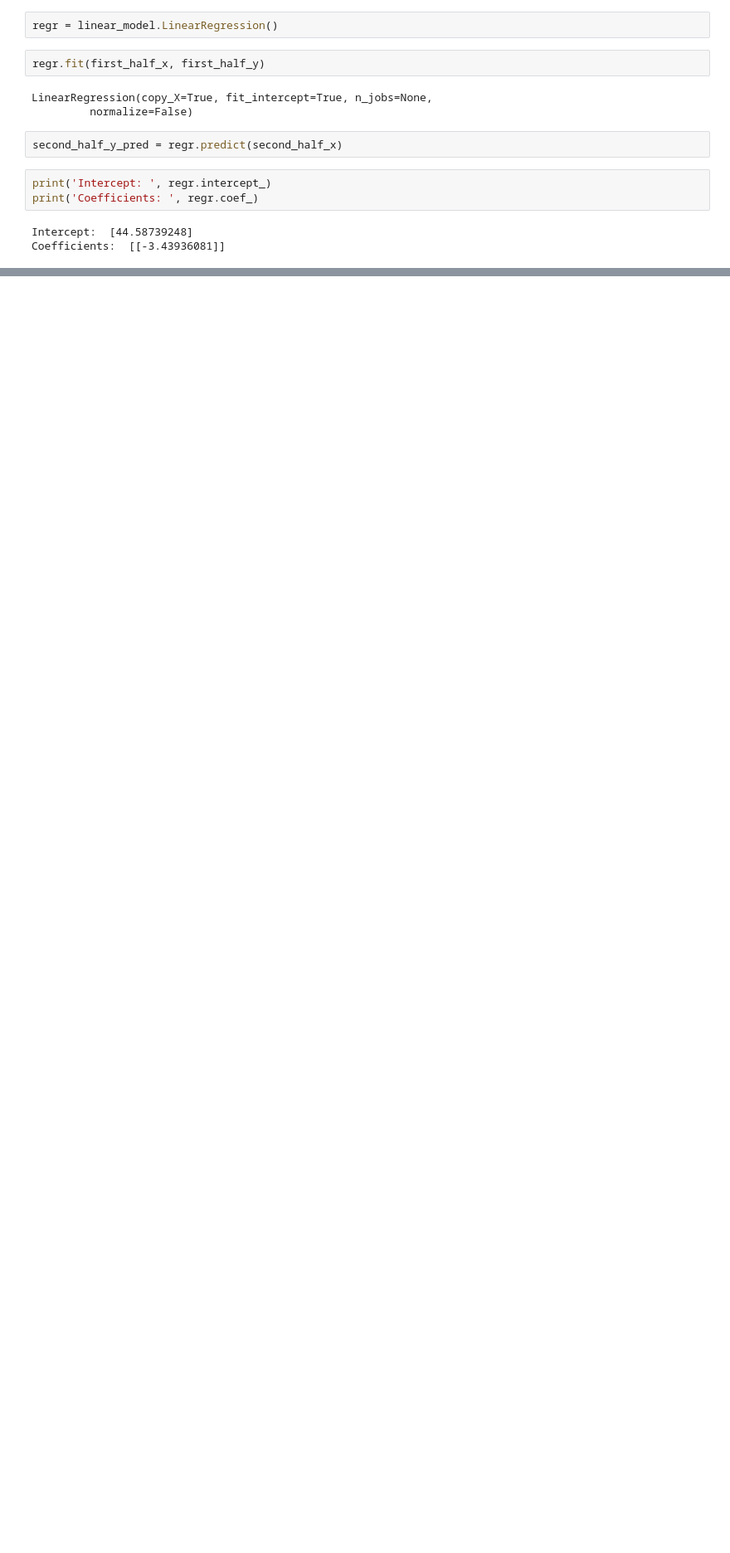
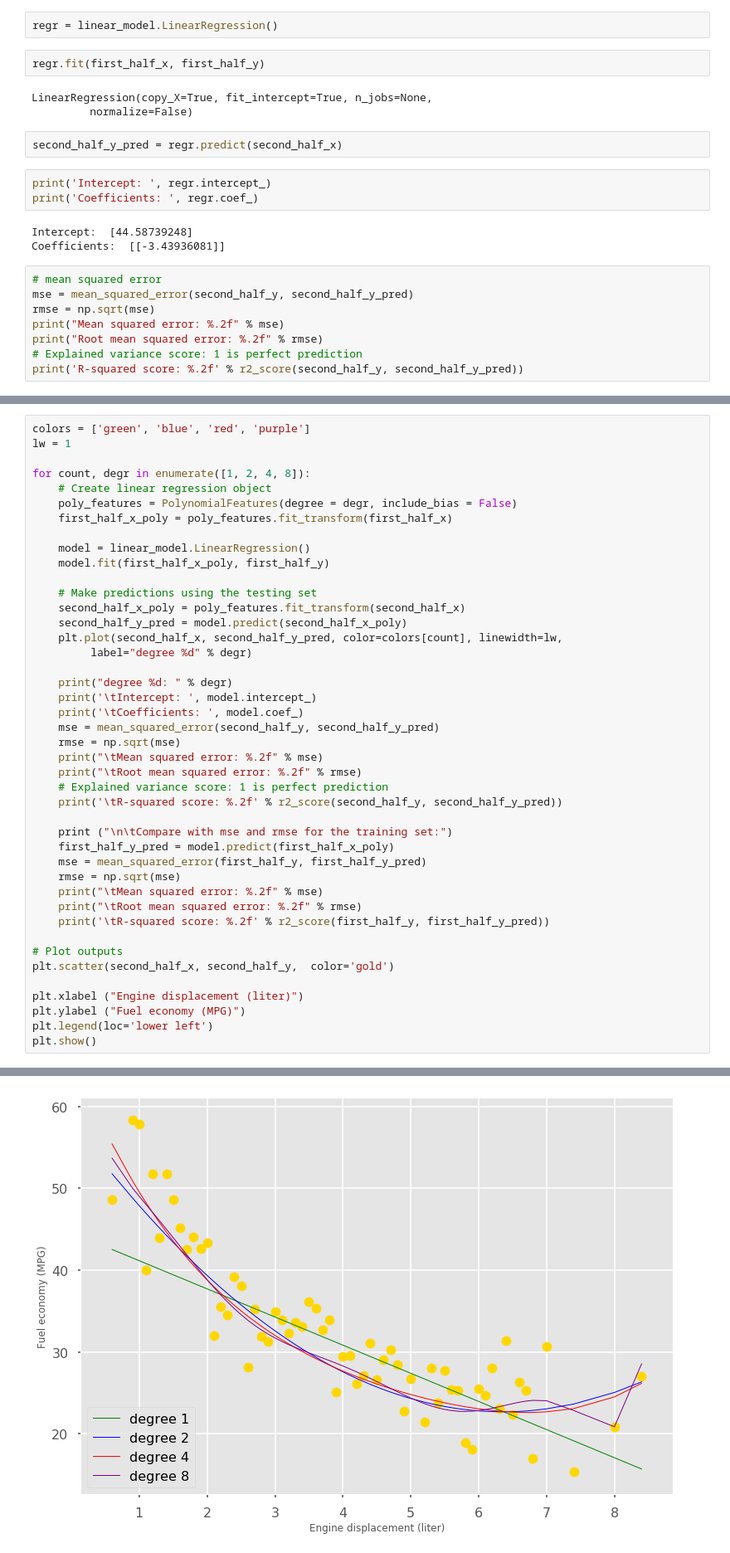
Before and after one commit to bmoretz/Python-Machine-Learning, a Jupyter notebook: Vehicles_Linear Regression.ipynb, the cells around one changed output, grey strips where cells are left out. Shown at 83% size. Saved outputs shown, nothing was run; the diff lists cells and outputs as text; blank space fills up the shorter version.

```diff
--- a/Vehicles.ipynb
+++ b/Vehicles_Linear Regression.ipynb
@@ -368,3 +368,11 @@ print('Coefficients: ', regr.coef_)
 # %% [output]
 Intercept:  [44.58739248]
 Coefficients:  [[-3.43936081]]
+# %%
+# mean squared error
+mse = mean_squared_error(second_half_y, second_half_y_pred)
+rmse = np.sqrt(mse)
+print("Mean squared error: %.2f" % mse)
+print("Root mean squared error: %.2f" % rmse)
+# Explained variance score: 1 is perfect prediction
+print('R-squared score: %.2f' % r2_score(second_half_y, second_half_y_pred))
@@ -370,0 +395,44 @@ Coefficients:  [[-3.43936081]]
+# %%
+colors = ['green', 'blue', 'red', 'purple']
+lw = 1
+
+for count, degr in enumerate([1, 2, 4, 8]):
+    # Create linear regression object
+    poly_features = PolynomialFeatures(degree = degr, include_bias = False)
+    first_half_x_poly = poly_features.fit_transform(first_half_x)
+
+    model = linear_model.LinearRegression()
+    model.fit(first_half_x_poly, first_half_y)
+
+    # Make predictions using the testing set
+    second_half_x_poly = poly_features.fit_transform(second_half_x)
+    second_half_y_pred = model.predict(second_half_x_poly)
+    plt.plot(second_half_x, second_half_y_pred, color=colors[count], linewidth=lw,
+         label="degree %d" % degr)
+
+    print("degree %d: " % degr)
+    print('\tIntercept: ', model.intercept_)
+    print('\tCoefficients: ', model.coef_)
+    mse = mean_squared_error(second_half_y, second_half_y_pred)
+    rmse = np.sqrt(mse)
+    print("\tMean squared error: %.2f" % mse)
+    print("\tRoot mean squared error: %.2f" % rmse)
+    # Explained variance score: 1 is perfect prediction
+    print('\tR-squared score: %.2f' % r2_score(second_half_y, second_half_y_pred))
+
+    print ("\n\tCompare with mse and rmse for the training set:")
+    first_half_y_pred = model.predict(first_half_x_poly)
+    mse = mean_squared_error(first_half_y, first_half_y_pred)
+    rmse = np.sqrt(mse)
+    print("\tMean squared error: %.2f" % mse)
+    print("\tRoot mean squared error: %.2f" % rmse)
+    print('\tR-squared score: %.2f' % r2_score(first_half_y, first_half_y_pred))
+
+# Plot outputs
+plt.scatter(second_half_x, second_half_y,  color='gold')
+
+plt.xlabel ("Engine displacement (liter)")
+plt.ylabel ("Fuel economy (MPG)")
+plt.legend(loc='lower left')
+plt.show()
+# %% [output]
@@ -370,0 +456 @@ Coefficients:  [[-3.43936081]]
+[figure, added]
```
Also changed, not shown: parts of 5 cells of this notebook, 1 other file.
